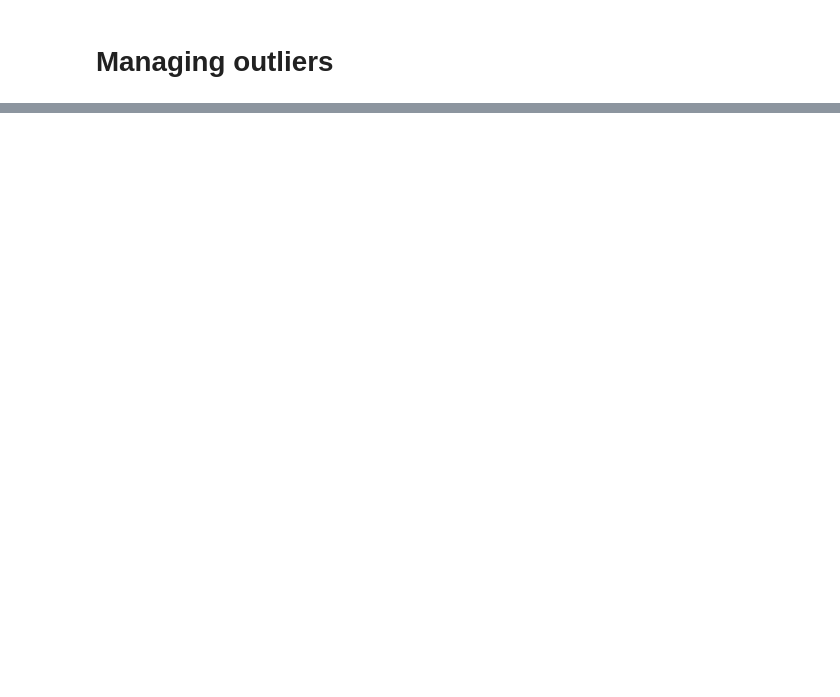
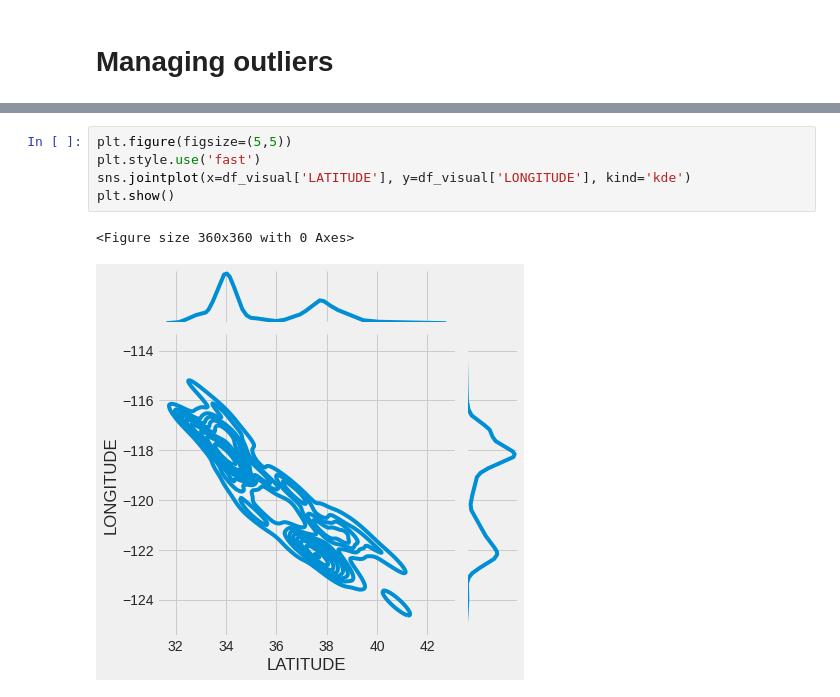
Before and after one commit to gromdimon/Training--Projects, a Jupyter notebook: Cancer_cases.ipynb, the cells around one changed output, grey strips where cells are left out. Drawn from its saved outputs; the diff is of its cells as text; blank space fills up the shorter version.

```diff
--- a/Cancer_cases.ipynb
+++ b/Cancer_cases.ipynb
@@ -121,0 +151,8 @@ array([-1, -1, -1, ..., -1, -1, -1])
+# %%
+plt.figure(figsize=(5,5))
+plt.style.use('fast')
+sns.jointplot(x=df_visual['LATITUDE'], y=df_visual['LONGITUDE'], kind='kde')
+plt.show()
+# %% [output]
+<Figure size 360x360 with 0 Axes>
+[figure, added]
```
Also changed, not shown: parts of 26 cells of this notebook.
